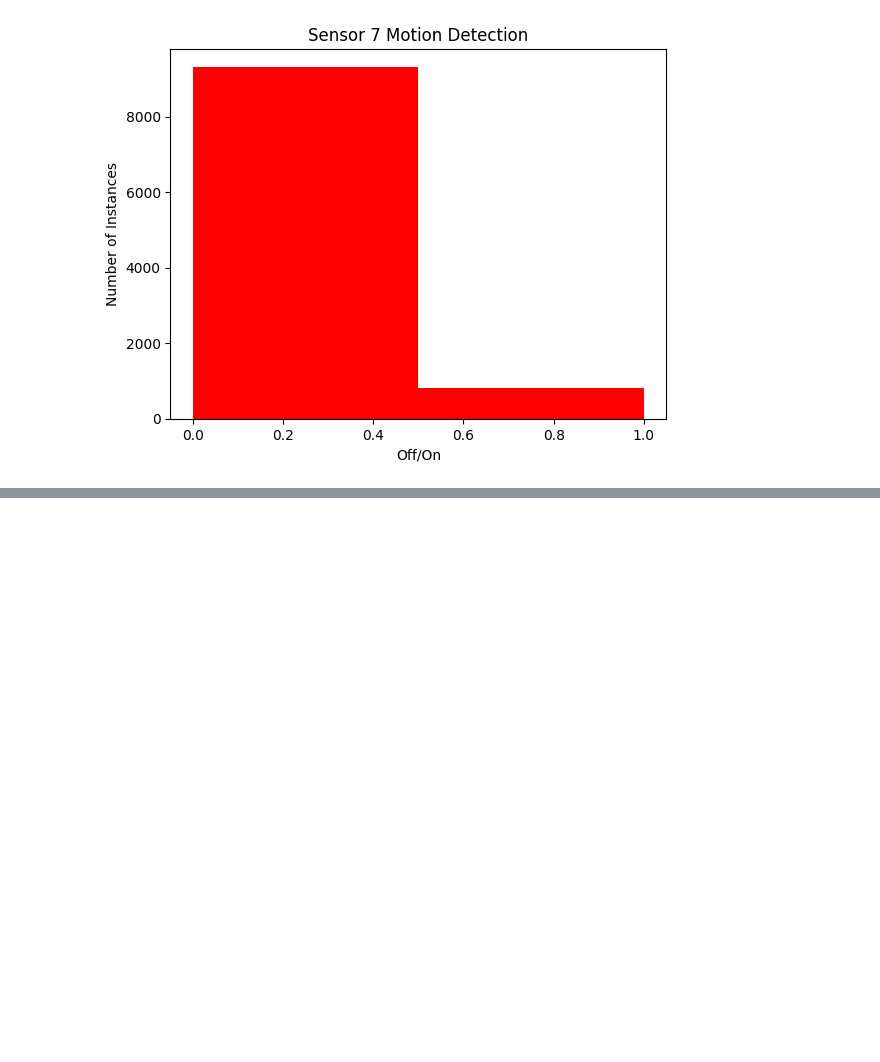
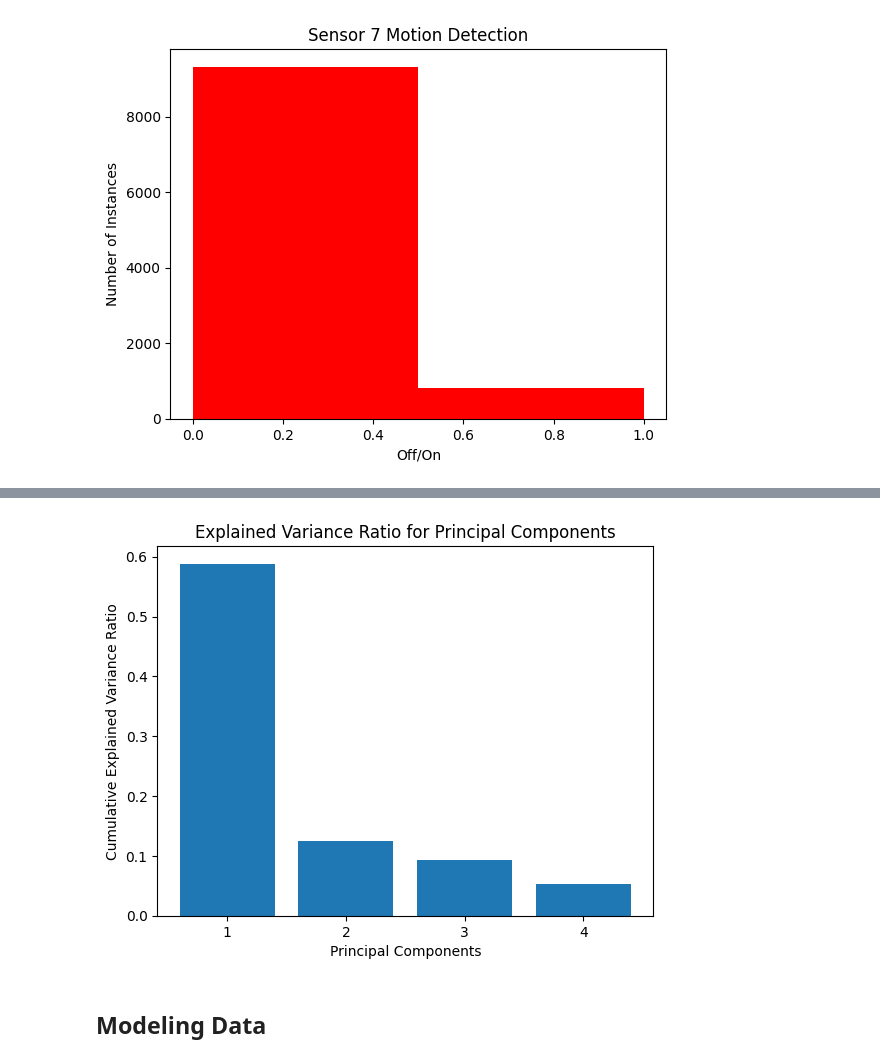
Before and after one commit to jordlim/ecs171project, a Jupyter notebook: occupancy.ipynb, the cells around one changed output, grey strips where cells are left out. Drawn from its saved outputs; the diff is of its cells as text; code cells hidden in the pictures; blank space fills up the shorter version.

```diff
--- a/occupancy.ipynb
+++ b/occupancy.ipynb
@@ -280,0 +311,32 @@ plt.show()
+# %%
+# finishing up preprocessing of the data by standardizing inputs
+## and encoding outputs
+#dates = df['DateTime']
+#df = df.drop(columns = ['Date', 'Time', 'DateTime']) # drop date and time before scaling data
+scaler = MinMaxScaler()
+encoder = LabelBinarizer()
+
+X = df.iloc[:, :-1] # get all columns except room_occupancy
+y = df.iloc[:,-1] # room occupancy
+
+x_train, x_test, y_train, y_test = train_test_split(X, y, test_size = 0.2, random_state = 2)
+
+y_train_encoded = tf.keras.utils.to_categorical(y_train, num_classes = 4) # convert to categorical data for later analysis
+y_test_encoded = tf.keras.utils.to_categorical(y_test, num_classes = 4) # convert to categorical data for later analysis
+
+
+x_train_scaled = scaler.fit_transform(x_train)
+x_test_scaled = scaler.fit_transform(x_test)
+X_scaled = scaler.fit_transform(X)
+
+pca = PCA(n_components = 4) # reduce number of features in dataset from 17 to 4
+reduced_df = pca.fit_transform(X_scaled)
+
+plt.bar(range(4), pca.explained_variance_ratio_)
+plt.xticks(range(4), range(1,5))
+plt.xlabel('Principal Components')
+plt.ylabel('Cumulative Explained Variance Ratio')
+plt.title('Explained Variance Ratio for Principal Components')
+plt.show()
+# %% [output]
+[figure, added]
@@ -280,0 +345,2 @@ plt.show()
+# %% [markdown]
+## Modeling Data
```
Also changed, not shown: parts of 11 cells of this notebook.
